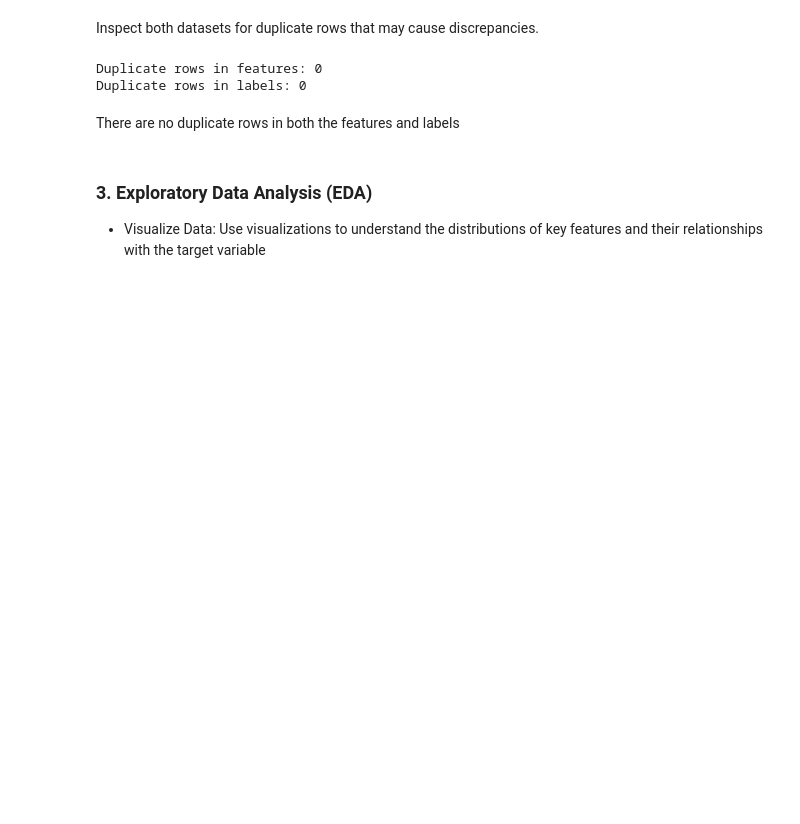
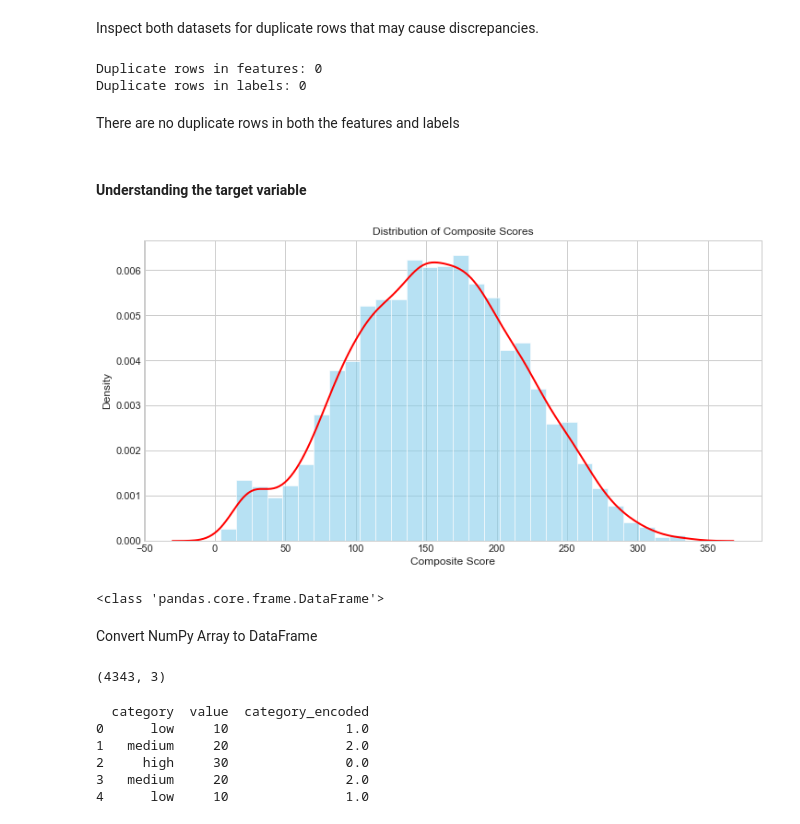
Before and after one commit to geomwangi007/Early-Detection-of-Alzheimer-s-Disease-and-Related-Dementias-Using-Social-Determinants-of-Health, a Jupyter notebook: IPNYBS/Cynthia.ipynb, the cells around one changed output. Drawn from its saved outputs; the diff is of its cells as text; code cells hidden in the pictures; blank space fills up the shorter version.

Commit message:
Data preprocessing

```diff
--- a/IPNYBS/Cynthia.ipynb
+++ b/IPNYBS/Cynthia.ipynb
@@ -365,0 +444,3 @@ dtype: object
+# %%
+#Convert uid in train_features to String
+train_features['uid'] = train_features['uid'].astype(str)
@@ -365,0 +454,4 @@ dtype: object
+# %%
+# Merge train_features with train_labels on 'uid'
+data = train_labels.merge(train_features, on='uid', how='left')
+data.head()
@@ -375,7 +481,37 @@ Duplicate rows in features: 0
 Duplicate rows in labels: 0
 # %% [markdown]
 There are no duplicate rows in both the features and labels
-# %% [markdown]
-### 3. Exploratory Data Analysis (EDA)
-
-- Visualize Data: Use visualizations to understand the distributions of key features and their relationships with the target variable
+# %% [markdown]
+#### Understanding the target variable
+# %%
+import matplotlib.pyplot as plt
+import numpy as np
+import seaborn as sns
+
+# Set plot style
+plt.style.use('seaborn-whitegrid')
+
+# Create a figure
+plt.figure(figsize=(12, 6))
+
+# Plot histogram
+plt.hist(data['composite_score'], bins=30, color='skyblue', alpha=0.6, density=True)
+
+# Plot KDE
+sns.kdeplot(data['composite_score'], color='red', linewidth=2)
+
+# Set titles and labels
+plt.title('Distribution of Composite Scores')
+plt.xlabel('Composite Score')
+plt.ylabel('Density')
+
+# Show the plot
+plt.show()
+# %% [output]
+[figure, added]
+# %%
+print(type(data))
+# %% [output]
+<class 'pandas.core.frame.DataFrame'>
+# %% [markdown]
+Convert NumPy Array to DataFrame
@@ -381,0 +523,34 @@ There are no duplicate rows in both the features and labels
+# %%
+
+columns = ['uid', 'year', 'composite_score']
+
+# Create DataFrame correctly
+df = pd.DataFrame(data, columns=columns)
+print(df.shape)
+# %% [output]
+(4343, 3)
+# %%
+import pandas as pd
+from sklearn.preprocessing import OrdinalEncoder
+
+# Sample DataFrame
+data = pd.DataFrame({
+    'category': ['low', 'medium', 'high', 'medium', 'low'],
+    'value': [10, 20, 30, 20, 10]
+})
+
+# Initialize the Ordinal Encoder
+encoder = OrdinalEncoder()
+
+# Fit and transform the categorical column
+data['category_encoded'] = encoder.fit_transform(data[['category']])
+
+# Display the DataFrame
+print(data)
+# %% [output]
+  category  value  category_encoded
+0      low     10               1.0
+1   medium     20               2.0
+2     high     30               0.0
+3   medium     20               2.0
+4      low     10               1.0
```
Also changed, not shown: parts of 52 cells of this notebook.
